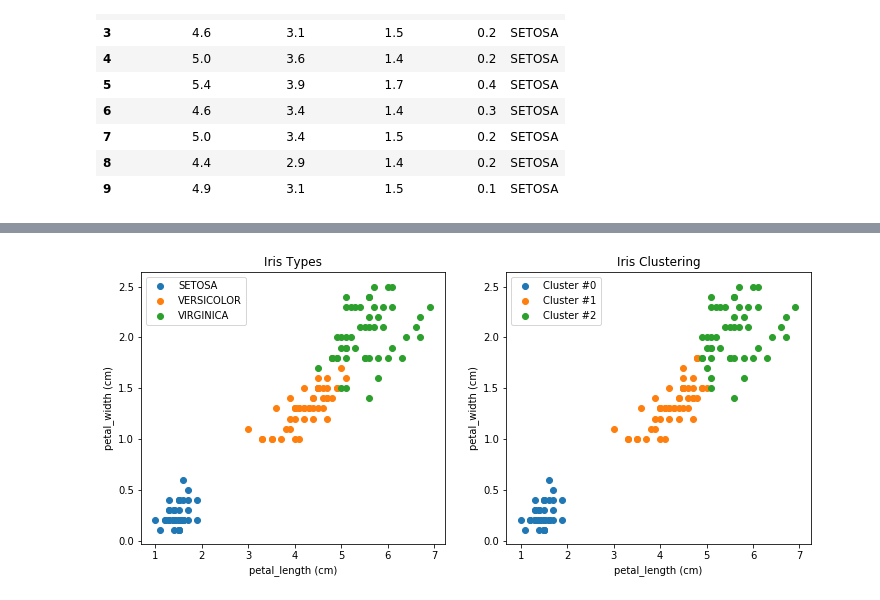
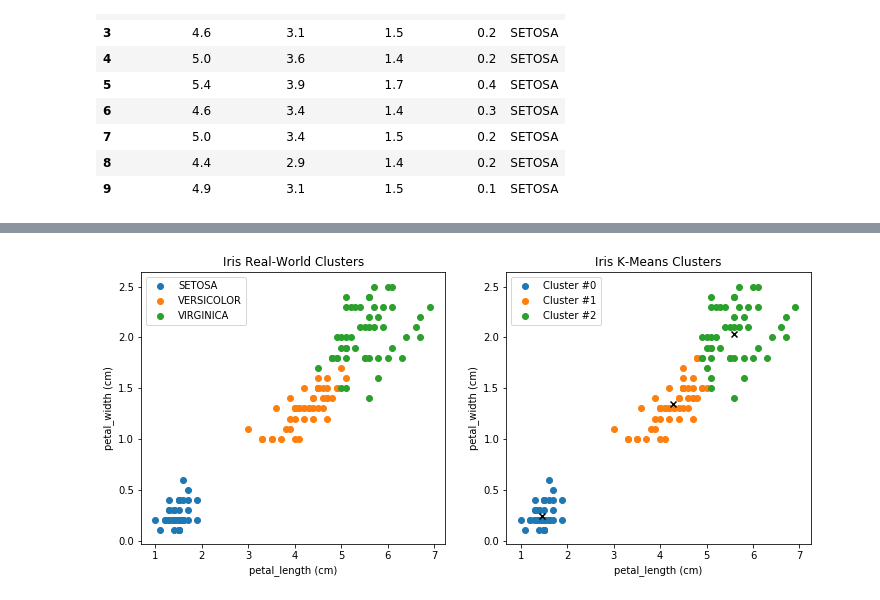
Before and after one commit to trekhleb/homemade-machine-learning, a Jupyter notebook: notebooks/k_means/k_means_demo.ipynb, the cells around one changed output, grey strips where cells are left out. Cells and saved outputs as stored; diff of their text form; code cells hidden in the pictures.

```diff
--- a/notebooks/k_means/k_means_demo.ipynb
+++ b/notebooks/k_means/k_means_demo.ipynb
@@ -94,35 +149,37 @@ plt.figure(figsize=(12, 5))
 # Plot ACTUAL Iris flower classification.
 plt.subplot(1, 2, 1)
 for iris_type in iris_types:
     plt.scatter(
         data[x_axis][data['class'] == iris_type],
         data[y_axis][data['class'] == iris_type],
         label=iris_type
     )
 
-# Plot the data.
 plt.xlabel(x_axis + ' (cm)')
 plt.ylabel(y_axis + ' (cm)')
-plt.title('Iris Types')
+plt.title('Iris Real-World Clusters')
 plt.legend()
 
 # Plot UNSUPERWISED Iris flower classification.
 plt.subplot(1, 2, 2)
 for centroid_id, centroid in enumerate(centroids):
     current_examples_indices = (closest_centroids_ids == centroid_id).flatten()
     plt.scatter(
         data[x_axis][current_examples_indices],
         data[y_axis][current_examples_indices],
         label='Cluster #' + str(centroid_id)
     )
 
-# Plot the data.
+# Plot clusters centroids.
+for centroid_id, centroid in enumerate(centroids):
+    plt.scatter(centroid[0], centroid[1], c='black', marker='x')
+
 plt.xlabel(x_axis + ' (cm)')
 plt.ylabel(y_axis + ' (cm)')
-plt.title('Iris Clustering')
+plt.title('Iris K-Means Clusters')
 plt.legend()
 
 # Show all subplots.
 plt.show()
 # %% [output]
-[figure, old version]
+[figure, new version]
```
Also changed, not shown: parts of 9 cells of this notebook.
